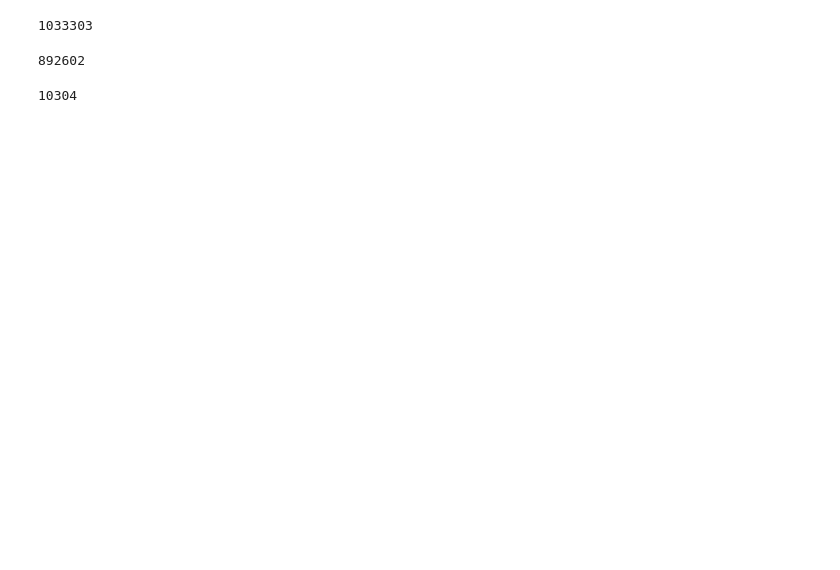
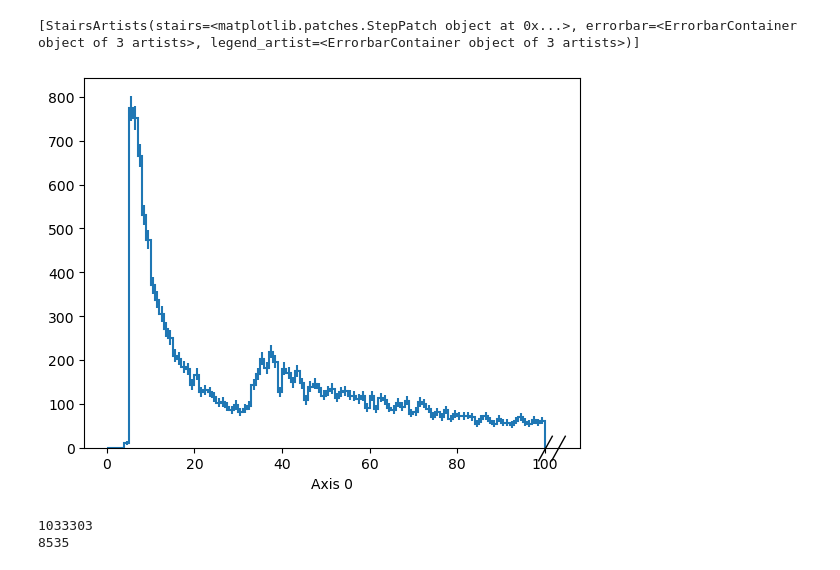
Before and after one commit to prayagyadav/MonoHiggstobb, a Jupyter notebook: control/topCR_without_corrections/functions_check.ipynb, the cells around one changed output. Cells and saved outputs as stored; diff of their text form; code cells hidden in the pictures; blank space fills up the shorter version.

```diff
--- a/control/topCR_without_corrections/functions_check.ipynb
+++ b/control/topCR_without_corrections/functions_check.ipynb
@@ -25,3 +25,7 @@ eventsMC = NanoEventsFactory.from_root(
 # %%
 cutflow={}
 cutflow["No cuts"] = len(events)
+# %%
+print(ak.sum(ak.num(events.Electron)))
+triggered_events = events[events.HLT.Ele32_WPTight_Gsf]
+print(ak.sum(ak.num(triggered_events.Electron)))
@@ -28,27 +40,24 @@ cutflow["No cuts"] = len(events)
+# %%
+hist.Hist.new.Reg(100,0,100).Double().fill(ak.flatten(triggered_events.Electron.pt)).plot()
+# %% [output]
+[StairsArtists(stairs=<matplotlib.patches.StepPatch object at 0x...>, errorbar=<ErrorbarContainer object of 3 artists>, legend_artist=<ErrorbarContainer object of 3 artists>)]
+[figure, added]
 # %%
-def single_tight_electrons_jjk(events, cutflow):
-    # Etagap = ( events.Electron.eta < 1.4442 ) | ( events.Electron.eta > 1.566 )
-    # elePassDXY = ((abs(events.Electron.eta) < 1.479) & (abs(events.Electron.dxy) < 0.05)) | ((abs(events.Electron.eta) > 1.479) & (abs(events.Electron.dxy) < 0.1))
-    # elePassDZ = ((abs(events.Electron.eta) < 1.479) & (abs(events.Electron.dz) < 0.1)) | ((abs(events.Electron.eta) > 1.479) & (abs(events.Electron.dz) < 0.2))
-    Eta = abs( events.Electron.eta ) < 2.5
-    Pt = events.Electron.pt > 30.0
-    Id = events.Electron.cutBased == 4 #meaning only tight electrons
+print(ak.sum(ak.num(events.Electron)))
+Etagap = ( events.Electron.eta < 1.4442 ) | ( events.Electron.eta > 1.566 )
+elePassDXY = ((abs(events.Electron.eta) < 1.479) & (abs(events.Electron.dxy) < 0.05)) | ((abs(events.Electron.eta) > 1.479) & (abs(events.Electron.dxy) < 0.1))
+elePassDZ = ((abs(events.Electron.eta) < 1.479) & (abs(events.Electron.dz) < 0.1)) | ((abs(events.Electron.eta) > 1.479) & (abs(events.Electron.dz) < 0.2))
+Eta = abs( events.Electron.eta ) < 2.5
+Pt = events.Electron.pt > 40.0
+Id = events.Electron.cutBased == 4 #meaning only tight electrons
 
-    # final_cut = Etagap & elePassDXY & elePassDZ & Eta & Id & Pt
-    final_cut =  Eta & Id & Pt
-    all_tight = events.Electron[final_cut]
-    #print(ak.sum(ak.num(all_tight)))
-    one_tight_cut = ak.num(all_tight , axis=1) == 1
-    goodevents = events[one_tight_cut]
-    ha = events.Electron[final_cut]
-    singles = ha[ak.num(ha)==1]
-    cutflow["one_tight_electron"] = len(goodevents)
-    return goodevents , singles, cutflow
+final_cut = Etagap & elePassDXY & elePassDZ & Eta & Pt & Id
+all_tight = events.Electron[final_cut]
+one_tight_cut = ak.num(all_tight , axis=1) == 1
+goodevents = events[one_tight_cut]
+ha = events.Electron[final_cut]
+singles = ha[ak.num(ha)==1]
+print(ak.sum(ak.num(singles)))
+# %% [output]
+1033303
+8535
-# %%
-ak.sum(ak.num(events.Electron))
-# %% [output]
-1033303
-# %%
-ak.sum(ak.num(events.Muon))
-# %% [output]
-892602
@@ -58,4 +63,0 @@ muon_skimmed_events, single_muons, cutflow = single_tight_muons(events,cutflow)
-# %%
-ak.sum(ak.num(single_electrons))
-# %% [output]
-10304
```
Also changed, not shown: parts of 9 cells of this notebook, 2 other files.
